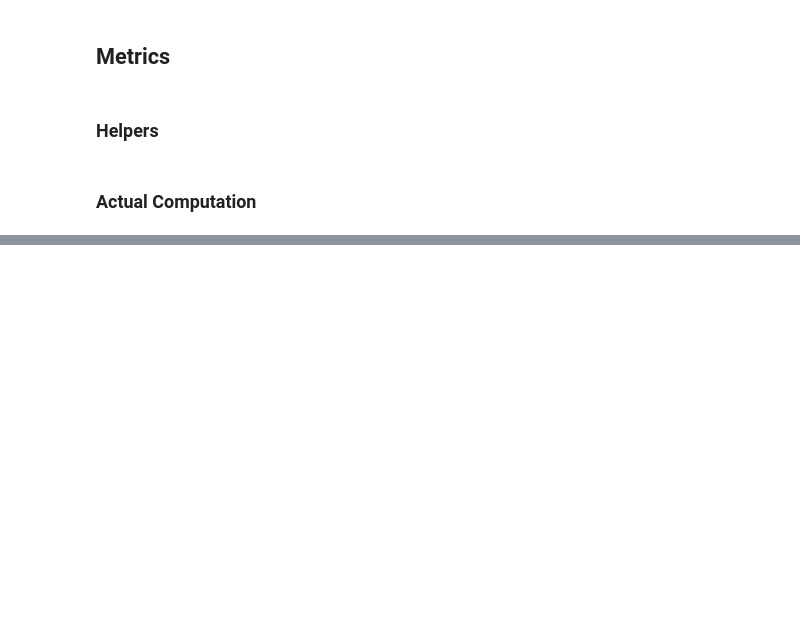
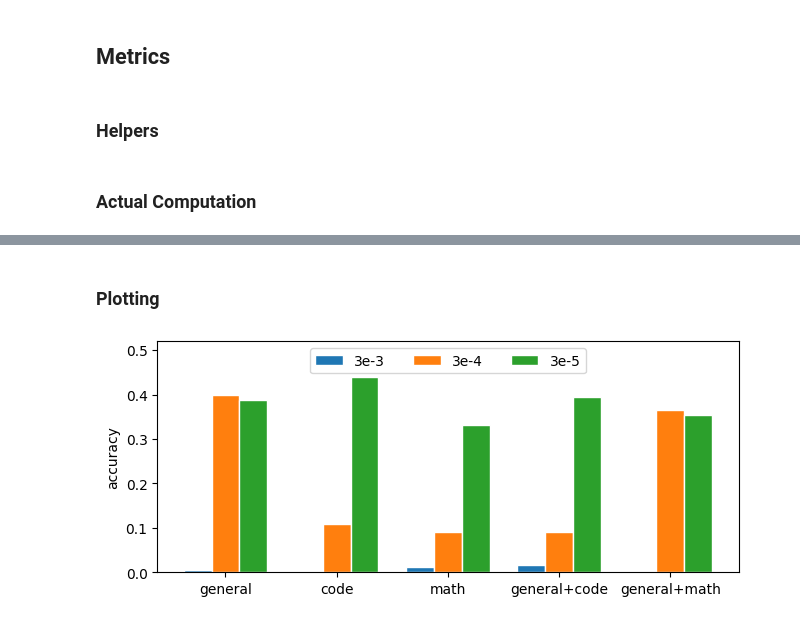
Before and after one commit to Kimberly97llp/NLP_research, a Jupyter notebook: evaluation.ipynb, the cells around one changed output, grey strips where cells are left out. Saved outputs shown, nothing was run; the diff lists cells and outputs as text; code cells hidden in the pictures; blank space fills up the shorter version.

Commit message:
reran evaluation on new models

```diff
--- a/evaluation.ipynb
+++ b/evaluation.ipynb
@@ -389,8 +283,8 @@ def compute_metrics_for_model(labels_combined, preds_combined):
 # %% [markdown]
 ### Actual Computation
 # %%
-def compute_metrics(model="base", dataset_path="./results/eval/preds_twoshot.jsonl"):
+def compute_metrics(model_name="base", lr="3e-4", dataset_path="./results/eval/preds/preds_twoshot.jsonl"):
     dataset_test_all = load_dataset_if_not_already(dataset_path=dataset_path)
     cln_labels = clean_labels(dataset_test_all['masked_content'])
-    metrics = compute_metrics_for_model(cln_labels, dataset_test_all[f"model_{model}_pred"])
+    metrics = compute_metrics_for_model(cln_labels, dataset_test_all[f"model_{model_name}_{lr}_pred"])
     return metrics
@@ -424,0 +291,6 @@ f1 score: 0.05234159779614325
+# %%
+model_names = ["general", "code", "math", "general_code", "general_math"]
+lrs = ["3e-3", "3e-4", "3e-5"]
+# %%
+acc_by_model_and_lr, pre_by_model_and_lr, rec_by_model_and_lr, f1_by_model_and_lr = dict(), dict(), dict(), dict()
+#metrics_by_model_3, metrics_by_model_4, metrics_by_model_5 = dict(), dict(), dict()
@@ -424,0 +334,33 @@ f1 score: 0.05234159779614325
+# %% [markdown]
+### Plotting
+# %%
+# libraries
+import numpy as np
+import matplotlib.pyplot as plt
+
+# set width of bars
+barWidth = 0.25
+
+# Set position of bar on X axis
+r1 = np.arange(len(model_names))
+r2 = [x + barWidth for x in r1]
+r3 = [x + barWidth for x in r2]
+
+model_names_on_plot = ["general", "code", "math", "general+code", "general+math"]
+# %%
+fig = plt.figure(figsize=(7.5, 3))
+
+plt.bar(r1, acc_by_model_and_lr["3e-3"], width=barWidth, edgecolor='white', label='3e-3')
+plt.bar(r2, acc_by_model_and_lr["3e-4"], width=barWidth, edgecolor='white', label='3e-4')
+plt.bar(r3, acc_by_model_and_lr["3e-5"], width=barWidth, edgecolor='white', label='3e-5')
+
+plt.ylabel('accuracy')
+plt.ylim(0, 0.52)
+plt.xlabel('')
+plt.xticks([r + barWidth for r in range(len(model_names))], model_names_on_plot)
+plt.legend(loc='upper center', ncol=3)
+
+plt.savefig(f"./results/eval/plots/accuracy.png")
+plt.show()
+# %% [output]
+[figure, added]
```
Also changed, not shown: parts of 38 cells of this notebook, 21 other files.
